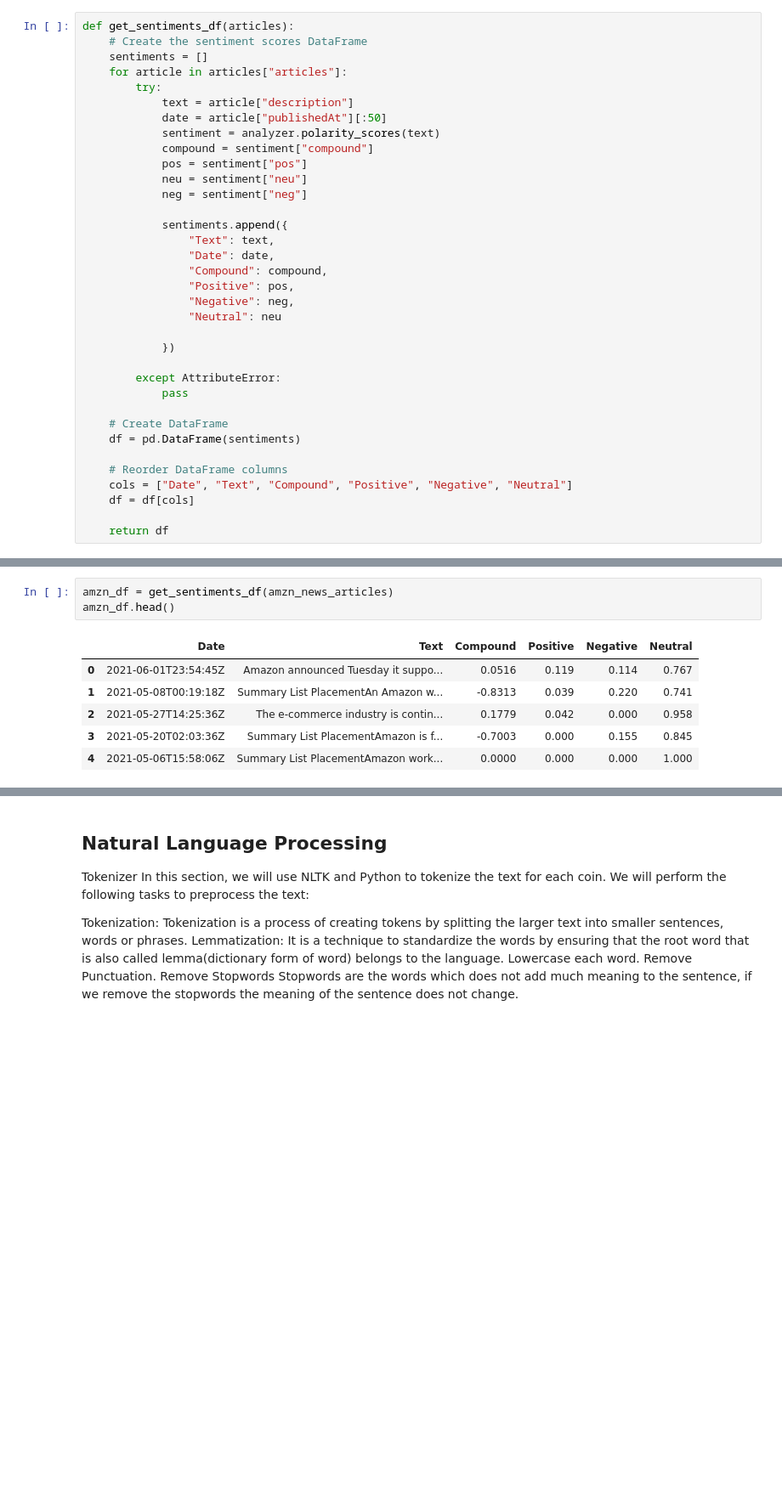
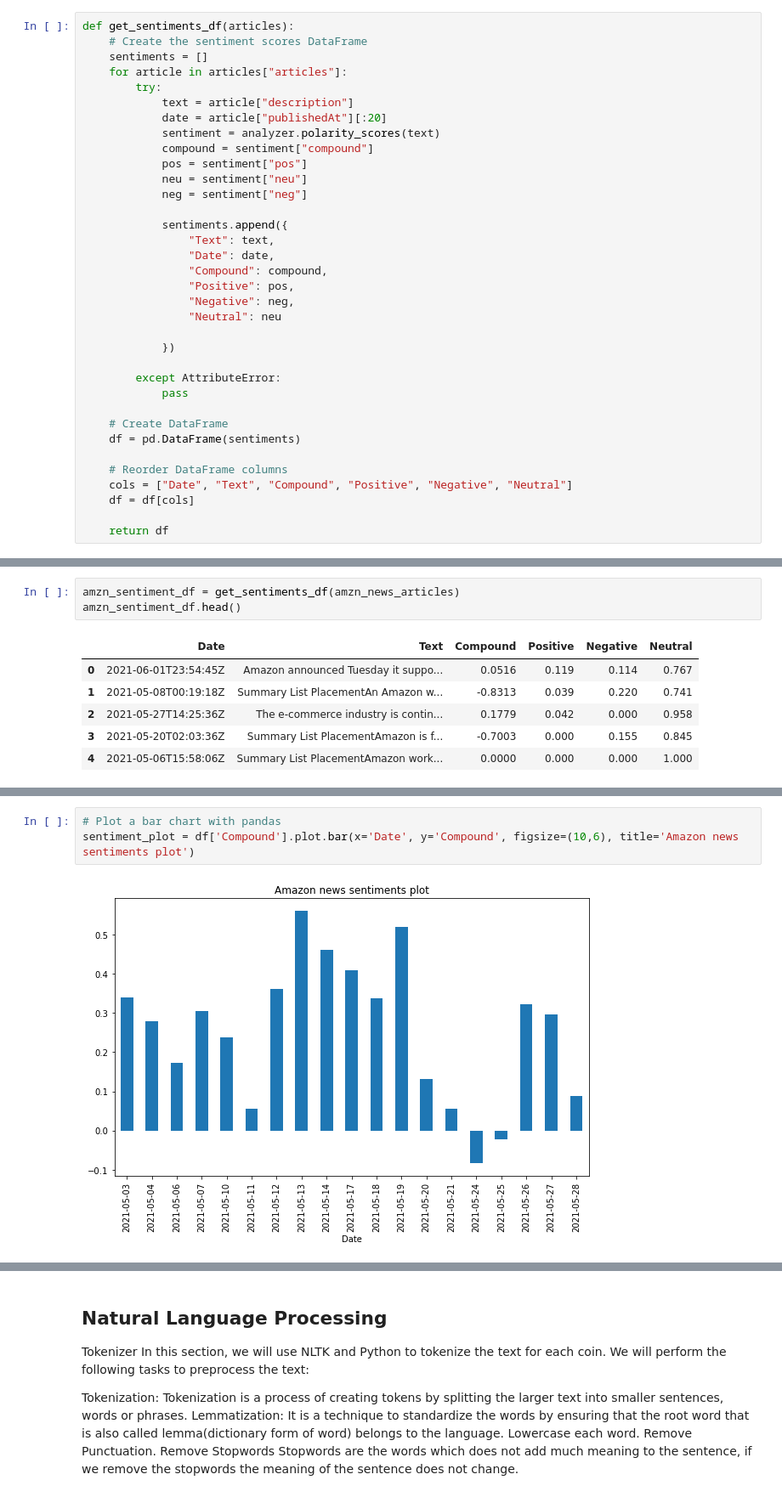
Before and after one commit to somyapanda/Project_2, a Jupyter notebook: Somya/sentiment_analysis_amzn_stock.ipynb, the cells around one changed output, grey strips where cells are left out. Shown: that part at 85% size. Drawn from its saved outputs; the diff is of its cells as text; blank space fills up the shorter version.

```diff
--- a/Somya/sentiment_analysis_amzn_stock.ipynb
+++ b/Somya/sentiment_analysis_amzn_stock.ipynb
@@ -53,7 +96,7 @@ def get_sentiments_df(articles):
     for article in articles["articles"]:
         try:
             text = article["description"]
-            date = article["publishedAt"][:50]
+            date = article["publishedAt"][:20]
             sentiment = analyzer.polarity_scores(text)
             compound = sentiment["compound"]
             pos = sentiment["pos"]
@@ -86,8 +129,8 @@ def get_sentiments_df(articles):
 
 Here we use get_sentiments_df function by passing amzn_news_articles argument for amazon news article.
 # %%
-amzn_df = get_sentiments_df(amzn_news_articles)
-amzn_df.head()
+amzn_sentiment_df = get_sentiments_df(amzn_news_articles)
+amzn_sentiment_df.head()
 # %% [output]
 |  | Date | Text | Compound | Positive | Negative | Neutral |
 | 0 | 2021-06-01T23:54:45Z | Amazon announced Tuesday it suppo... | 0.0516 | 0.119 | 0.114 | 0.767 |
@@ -113,0 +185,5 @@ amzn_df.describe()
+# %%
+# Plot a bar chart with pandas
+sentiment_plot = df['Compound'].plot.bar(x='Date', y='Compound', figsize=(10,6), title='Amazon news sentiments plot')
+# %% [output]
+[figure, added]
```
Also changed, not shown: parts of 19 cells of this notebook.
